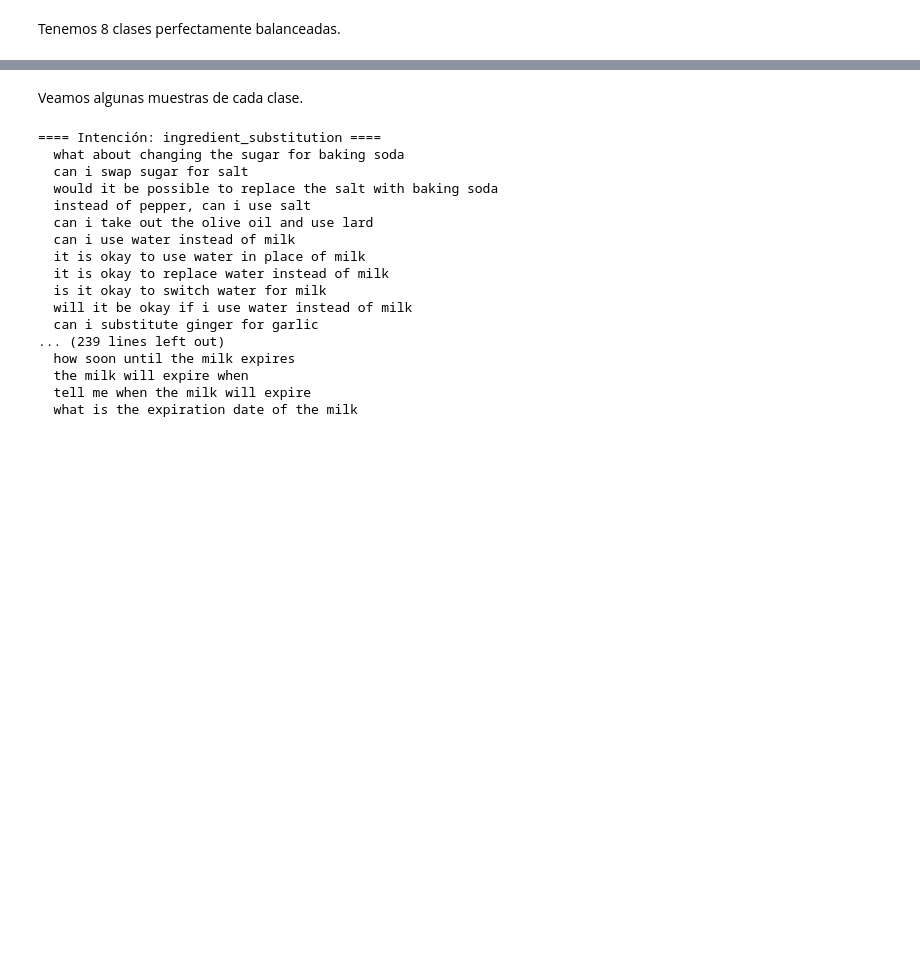
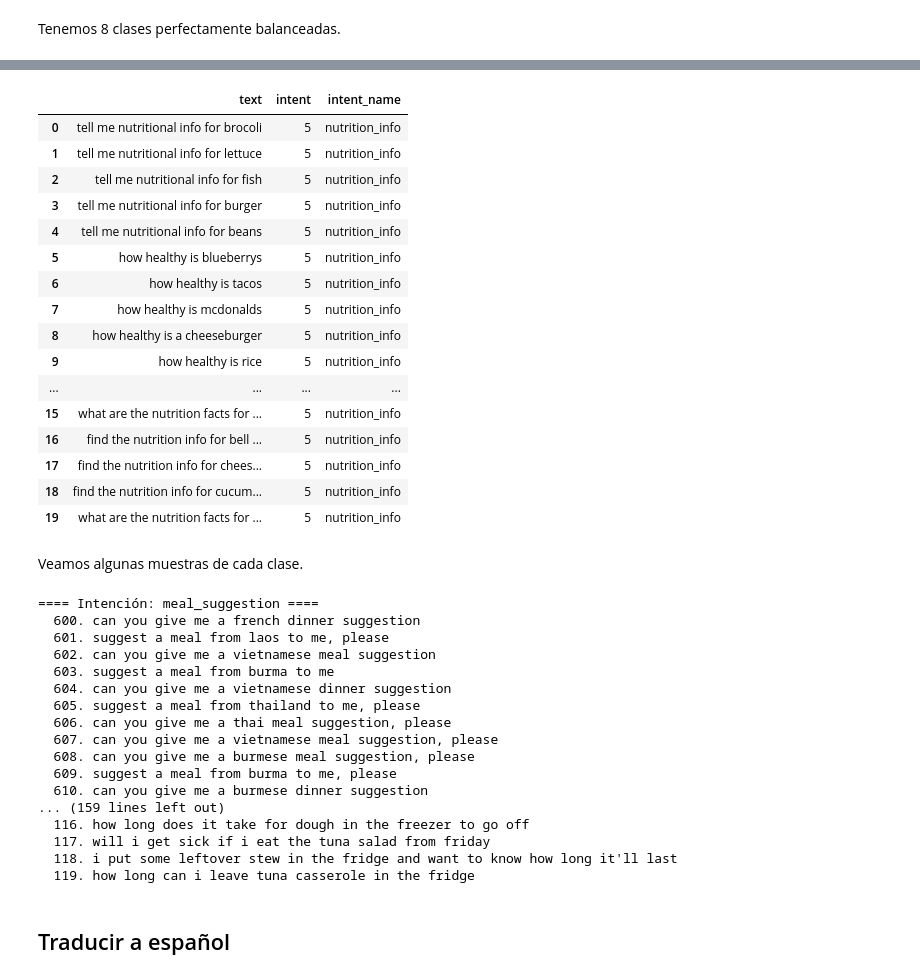
Before and after one commit to antoniommff/pln-faq-assistant, a Jupyter notebook: Nuevo_Dataset.ipynb, the cells around one changed output, grey strips where cells are left out. Saved outputs shown, nothing was run; the diff lists cells and outputs as text; code cells hidden in the pictures; blank space fills up the shorter version.

```diff
--- a/Nuevo_Dataset.ipynb
+++ b/Nuevo_Dataset.ipynb
@@ -186,0 +186,11 @@ dataset = pd.concat([cocina_train, cocina_test])
+# %%
+mapeo = {
+    'meal_suggestion': 1,
+    'recipe': 2,
+    'ingredients_list': 3,
+    'ingredient_substitution': 4,
+    'nutrition_info': 5,
+    'calories': 6,
+    'cook_time': 7,
+    'food_last': 8
+}
@@ -187,36 +215,60 @@ dataset = pd.concat([cocina_train, cocina_test])
+# %%
+dataset_test = cocina_test.reset_index(drop=True)
+dataset_test['intent'] = dataset_test['intent_name'].map(mapeo)
+dataset_test[:20]
+# %% [output]
+|  | text | intent | intent_name |
+| 0 | tell me nutritional info for brocoli | 5 | nutrition_info |
+| 1 | tell me nutritional info for lettuce | 5 | nutrition_info |
+| 2 | tell me nutritional info for fish | 5 | nutrition_info |
+| 3 | tell me nutritional info for burger | 5 | nutrition_info |
+| 4 | tell me nutritional info for beans | 5 | nutrition_info |
+| 5 | how healthy is blueberrys | 5 | nutrition_info |
+| 6 | how healthy is tacos | 5 | nutrition_info |
+| 7 | how healthy is mcdonalds | 5 | nutrition_info |
+| 8 | how healthy is a cheeseburger | 5 | nutrition_info |
+| 9 | how healthy is rice | 5 | nutrition_info |
+| ... | ... | ... | ... |
+| 15 | what are the nutrition facts for ... | 5 | nutrition_info |
+| 16 | find the nutrition info for bell ... | 5 | nutrition_info |
+| 17 | find the nutrition info for chees... | 5 | nutrition_info |
+| 18 | find the nutrition info for cucum... | 5 | nutrition_info |
+| 19 | what are the nutrition facts for ... | 5 | nutrition_info |
 # %% [markdown]
 Veamos algunas muestras de cada clase.
 # %%
-N = 30 # Número de ejemplos
+N = 20 # Número de ejemplos
 
 for intencion in intenciones_cocina:
     print(f"==== Intención: {intencion} ====")
 
     # Filtramos el dataset para obtener solo las filas de la intención actual
-    datos_filtrados = dataset[dataset['nombre_intencion'] == intencion]
+    datos_filtrados = dataset_train[dataset_train['intent_name'] == intencion]
 
     # Tomamos los primeros N registros
     primeros = datos_filtrados.head(N)
 
-    # Iteramos sobre esos 10 registros para imprimir el texto
+    # Iteramos sobre esos registros para imprimir el texto
     for index, fila in primeros.iterrows():
-        print(f"  {fila['text']}")
+        print(f"  {index}. {fila['text']}")
     print("")
 # %% [output]
-==== Intención: ingredient_substitution ====
-  what about changing the sugar for baking soda
-  can i swap sugar for salt
-  would it be possible to replace the salt with baking soda
-  instead of pepper, can i use salt
-  can i take out the olive oil and use lard
-  can i use water instead of milk
-  it is okay to use water in place of milk
-  it is okay to replace water instead of milk
-  is it okay to switch water for milk
-  will it be okay if i use water instead of milk
-  can i substitute ginger for garlic
-... (239 lines left out)
-  how soon until the milk expires
-  the milk will expire when
-  tell me when the milk will expire
-  what is the expiration date of the milk
+==== Intención: meal_suggestion ====
+  600. can you give me a french dinner suggestion
+  601. suggest a meal from laos to me, please
+  602. can you give me a vietnamese meal suggestion
+  603. suggest a meal from burma to me
+  604. can you give me a vietnamese dinner suggestion
+  605. suggest a meal from thailand to me, please
+  606. can you give me a thai meal suggestion, please
+  607. can you give me a vietnamese meal suggestion, please
+  608. can you give me a burmese meal suggestion, please
+  609. suggest a meal from burma to me, please
+  610. can you give me a burmese dinner suggestion
+... (159 lines left out)
+  116. how long does it take for dough in the freezer to go off
+  117. will i get sick if i eat the tuna salad from friday
+  118. i put some leftover stew in the fridge and want to know how long it'll last
+  119. how long can i leave tuna casserole in the fridge
+# %% [markdown]
+## Traducir a español
```
Also changed, not shown: parts of 65 cells of this notebook, 2 other files.
